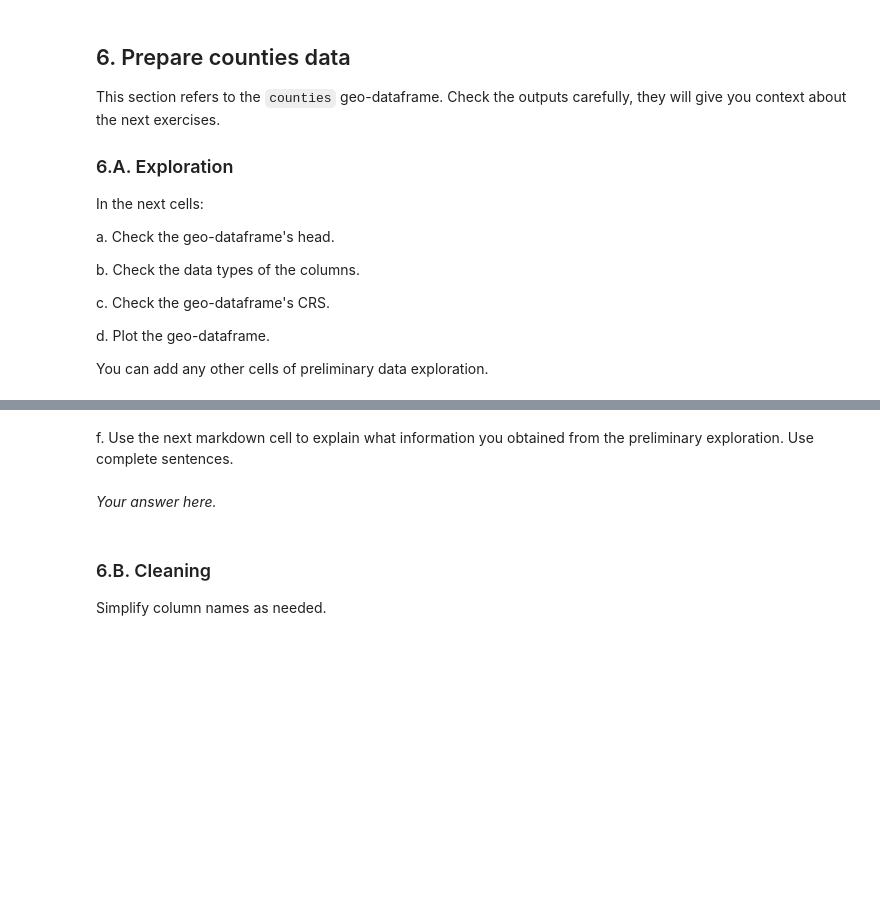
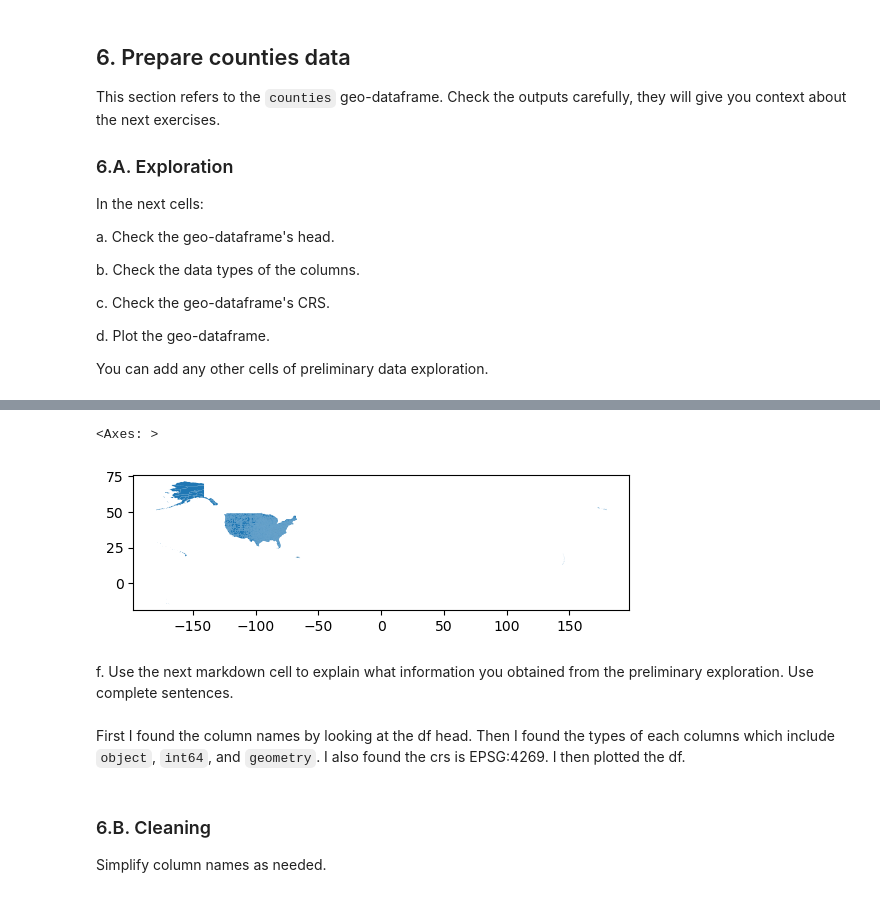
Before and after one commit to jocardelle/eds220-hwk3, a Jupyter notebook: hwk3-task2-oil-spills.ipynb, the cells around one changed output, grey strips where cells are left out. Drawn from its saved outputs; the diff is of its cells as text; code cells hidden in the pictures; blank space fills up the shorter version.

```diff
--- a/hwk3-task2-oil-spills.ipynb
+++ b/hwk3-task2-oil-spills.ipynb
@@ -265,9 +315,15 @@ You can add any other cells of preliminary data exploration.
+# %%
+# Plot geo-df
+counties.plot()
+# %% [output]
+<Axes: >
+[figure, added]
 # %% [markdown]
 <!-- BEGIN QUESTION -->
 
 f. Use the next markdown cell to explain what information you obtained from the preliminary exploration. Use complete sentences.
-# %% [markdown]
-*Your answer here.*
+# %% [markdown]
+First I found the column names by looking at the df head. Then I found the types of each columns which include `object`, `int64`, and `geometry`. I also found the crs is EPSG:4269. I then plotted the df.
 # %% [markdown]
 <!-- END QUESTION -->
 
```
Also changed, not shown: parts of 35 cells of this notebook.
